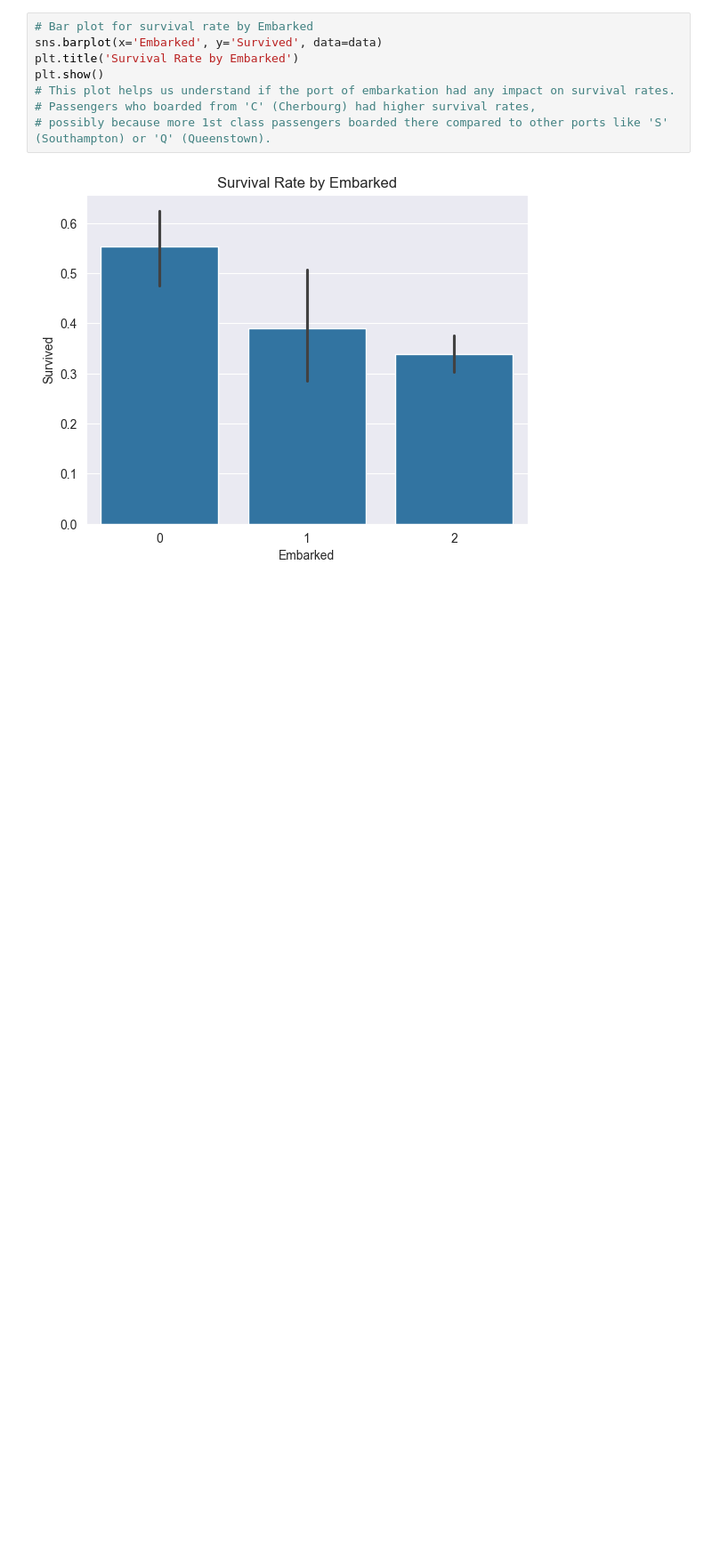
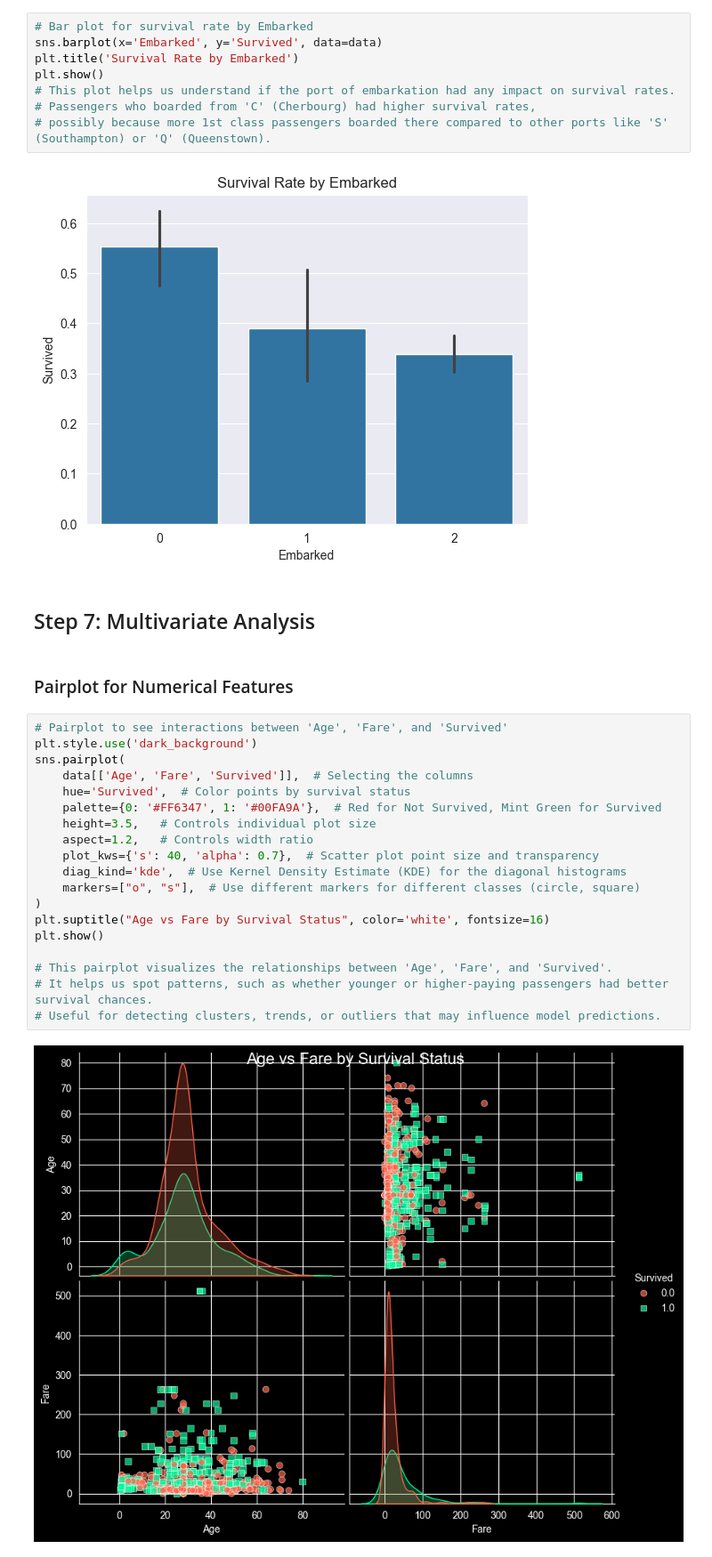
Before and after one commit to Hasan082/Data-Science-Portfolio, a Jupyter notebook: 1. Titanic Exploratory Analysis/Titanic_EDA_Project.ipynb, the cells around one changed output. Shown: that part at 89% size. Saved outputs shown, nothing was run; the diff lists cells and outputs as text; blank space fills up the shorter version.

Commit message:
pairplot visualizes the relationships between 'Age', 'Fare', and 'Survived'

```diff
--- a/1. Titanic Exploratory Analysis/Titanic_EDA_Project.ipynb
+++ b/1. Titanic Exploratory Analysis/Titanic_EDA_Project.ipynb
@@ -362,3 +362,28 @@ plt.show()
 # possibly because more 1st class passengers boarded there compared to other ports like 'S' (Southampton) or 'Q' (Queenstown).
 # %% [output]
 [figure]
+# %% [markdown]
+## Step 7: Multivariate Analysis
+# %% [markdown]
+### Pairplot for Numerical Features
+# %%
+# Pairplot to see interactions between 'Age', 'Fare', and 'Survived'
+plt.style.use('dark_background')
+sns.pairplot(
+    data[['Age', 'Fare', 'Survived']],  # Selecting the columns
+    hue='Survived',  # Color points by survival status
+    palette={0: '#FF6347', 1: '#00FA9A'},  # Red for Not Survived, Mint Green for Survived
+    height=3.5,   # Controls individual plot size
+    aspect=1.2,   # Controls width ratio
+    plot_kws={'s': 40, 'alpha': 0.7},  # Scatter plot point size and transparency
+    diag_kind='kde',  # Use Kernel Density Estimate (KDE) for the diagonal histograms
+    markers=["o", "s"],  # Use different markers for different classes (circle, square)
+)
+plt.suptitle("Age vs Fare by Survival Status", color='white', fontsize=16)
+plt.show()
+
+# This pairplot visualizes the relationships between 'Age', 'Fare', and 'Survived'.
+# It helps us spot patterns, such as whether younger or higher-paying passengers had better survival chances.
+# Useful for detecting clusters, trends, or outliers that may influence model predictions.
+# %% [output]
+[figure, added]
```
